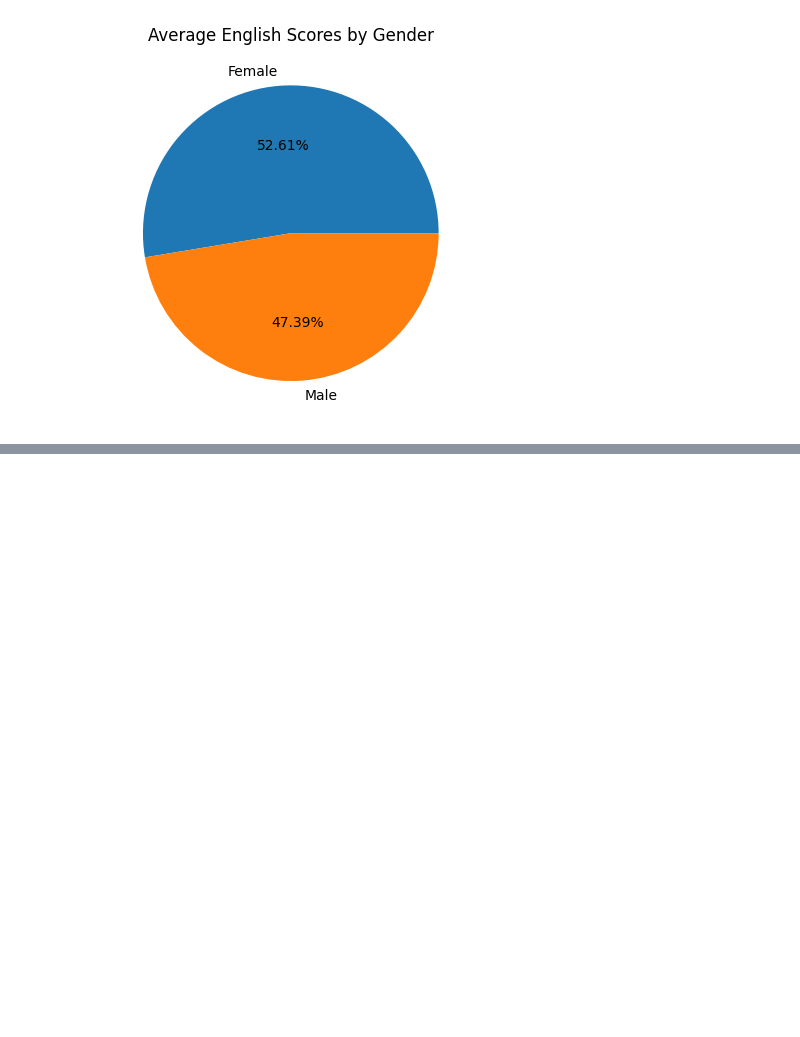
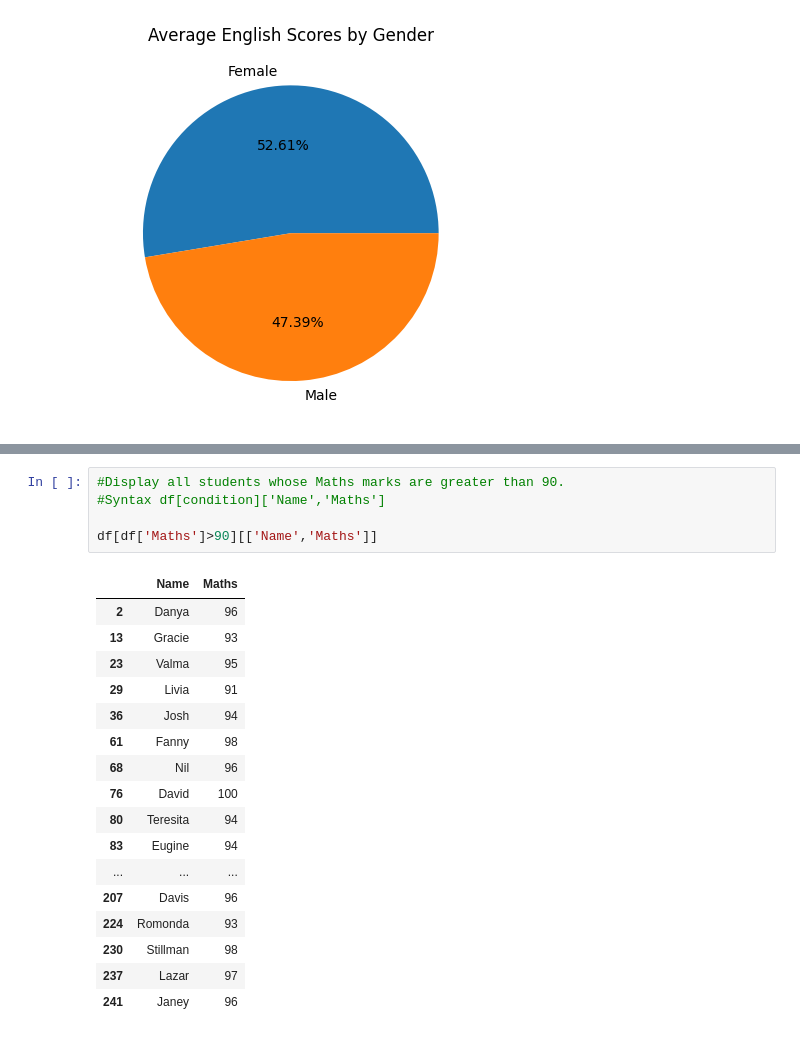
Before and after one commit to Balu-Palle/jupyterNotebook, a Jupyter notebook: 1.ipynb, the cells around one changed output, grey strips where cells are left out. Drawn from its saved outputs; the diff is of its cells as text; blank space fills up the shorter version.

```diff
--- a/1.ipynb
+++ b/1.ipynb
@@ -127,0 +216,23 @@ df.groupby('Gender')['English'].mean().plot(kind='pie',title='Average English Sc
+# %%
+#Display all students whose Maths marks are greater than 90.
+#Syntax df[condition]['Name','Maths']
+
+df[df['Maths']>90][['Name','Maths']]
+# %% [output]
+|  | Name | Maths |
+| 2 | Danya | 96 |
+| 13 | Gracie | 93 |
+| 23 | Valma | 95 |
+| 29 | Livia | 91 |
+| 36 | Josh | 94 |
+| 61 | Fanny | 98 |
+| 68 | Nil | 96 |
+| 76 | David | 100 |
+| 80 | Teresita | 94 |
+| 83 | Eugine | 94 |
+| ... | ... | ... |
+| 207 | Davis | 96 |
+| 224 | Romonda | 93 |
+| 230 | Stillman | 98 |
+| 237 | Lazar | 97 |
+| 241 | Janey | 96 |
```
Also changed, not shown: parts of 17 cells of this notebook.
